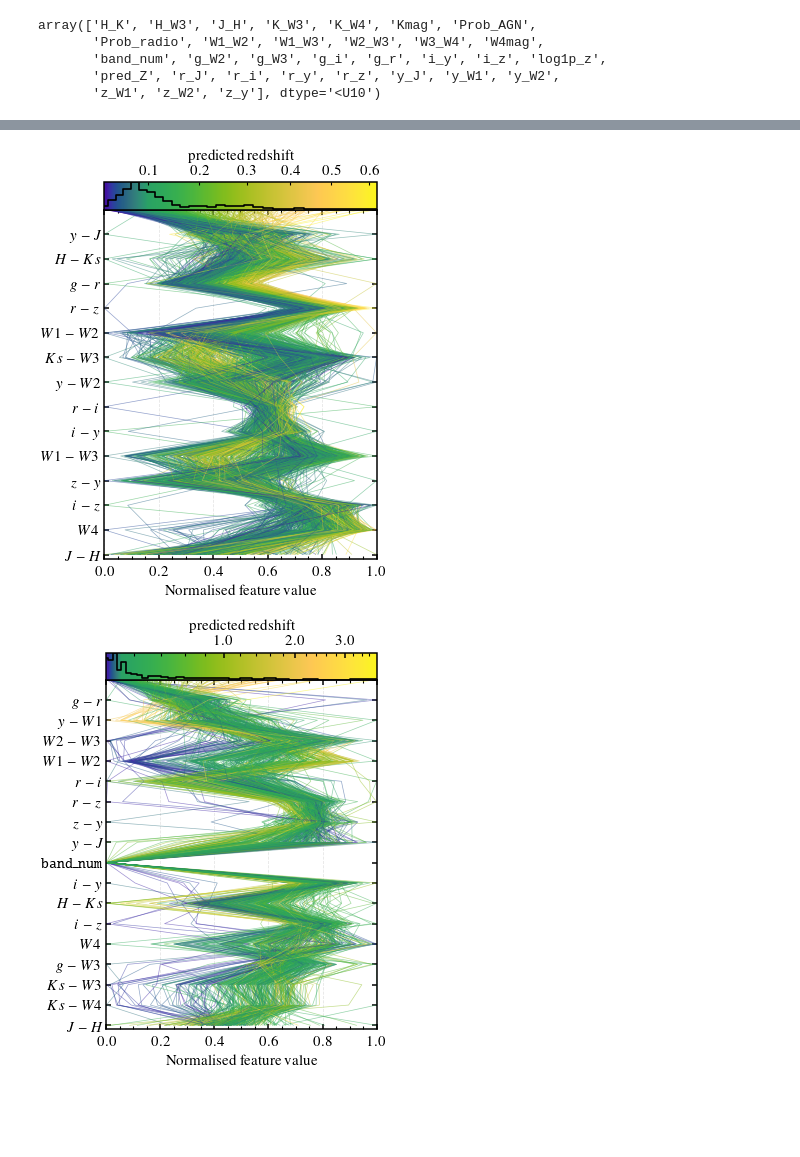
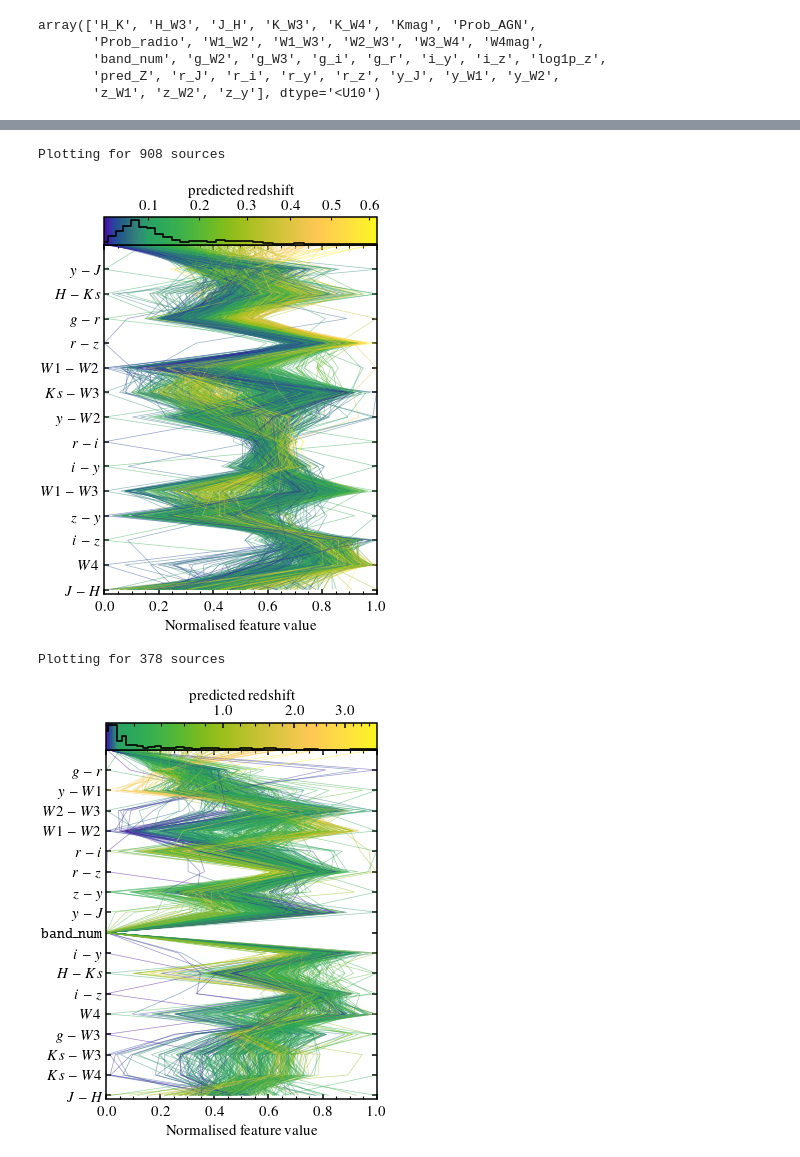
Before and after one commit to racarvajal/Pipeline_ML_6arcsec, a Jupyter notebook: parallel_coords_LoTSS.ipynb, the cells around one changed output, grey strips where cells are left out. Saved outputs shown, nothing was run; the diff lists cells and outputs as text; code cells hidden in the pictures; blank space fills up the shorter version.

Commit message:
plot for full set

```diff
--- a/parallel_coords_LoTSS.ipynb
+++ b/parallel_coords_LoTSS.ipynb
@@ -107,3 +110,10 @@ pred_AGN_filter   = data_catalog_HETDEX_df.loc[:, 'pred_class_cal'] == 1
+# %%
+if used_sample != 'unknown':
+    data_catalog_HETDEX_df['full_class'] = np.float16(0)
+    data_catalog_HETDEX_df.loc[true_AGN_filter & ~true_radio_filter, 'full_class']  = 0
+    data_catalog_HETDEX_df.loc[true_nAGN_filter & ~true_radio_filter, 'full_class'] = 1
+    data_catalog_HETDEX_df.loc[true_AGN_filter & true_radio_filter, 'full_class']   = 2
+    data_catalog_HETDEX_df.loc[true_nAGN_filter & true_radio_filter, 'full_class']  = 3
 # %%
 used_cols_plt = ['J_H', 'z_y', 'W4mag', 'W3_W4', 'H_K', 'H_W3', 'y_J',
                  'i_y', 'z_W2', 'band_num', 'i_z', 'y_W2', 'r_J', 'W1_W3',
@@ -354,11 +483,13 @@ base          = data_catalog_HETDEX_df.loc[:, cols_2_plot]
 base          = base.dropna(subset=cols_2_plot)  # remove rows with NaNs in colours
 
 # Sample the same 10% of rows
-used_filter   = true_AGN_filter
+tmp_true_AGN_filter = data_catalog_HETDEX_df.loc[base.index, 'class'] == 1
+used_filter   = tmp_true_AGN_filter
 # used_filter   = true_radio_filter & true_nAGN_filter
 keep_idx      = base.loc[used_filter, cols_2_plot[0]].sample(frac=1.0, random_state=42).index
 data          = base.loc[keep_idx, cols_2_plot].to_numpy()
 color_by      = base.loc[keep_idx, colour_col].to_numpy()
+print(f'Plotting for {len(color_by)} sources')
 
 n_obj, n_feat = data.shape
 y             = np.arange(n_feat)
@@ -425,7 +556,8 @@ with mpl.rc_context(rc_tmp):
 
     ax_hist          = cbar.ax.twiny()
     ax_hist.set_xlim(cbar_min, cbar_max)
-    ax_hist.set_ylim(0, available_height)
+    #ax_hist.set_ylim(0, available_height)
+    ax_hist.set_ylim(0, 1)
     #ax_hist.plot(bin_edges[:-1], scaled_hist, drawstyle='steps-mid',
     #             color='black', linewidth=1.2)
     ax_hist.plot(bin_edges, np.r_[scaled_hist, scaled_hist[-1]],
@@ -434,8 +566,8 @@ with mpl.rc_context(rc_tmp):
     cbar.ax.xaxis.set_ticks_position('top')
     cbar.ax.xaxis.set_label_position('top')
 
-    ax.grid(axis='x', alpha=0.1, ls='--', c='k')
+    #ax.grid(axis='x', alpha=0.1, ls='--', c='k')
     if save_plots:
-        plt.savefig(gv.plots_path + 'parallel_coords_radio_prob_AGN_HETDEX.pdf', bbox_inches='tight')
+        plt.savefig(gv.plots_path + 'parallel_coords_prob_radio_true_AGN_HETDEX.pdf', bbox_inches='tight')
     plt.show()
 # %% [output]
@@ -455,11 +588,14 @@ base           = data_catalog_HETDEX_df.loc[:, cols_2_plot]
 base           = base.dropna(subset=cols_2_plot)  # remove rows with NaNs in colours
 
 # Sample the same 10% of rows
-used_filter   = pred_radio_filter & ~pred_AGN_filter
+tmp_pred_radio_filter  = data_catalog_HETDEX_df.loc[base.index, 'pred_radio'] == 1
+tmp_pred_nAGN_filter   = data_catalog_HETDEX_df.loc[base.index, 'pred_class_cal'] == 0
+used_filter   = tmp_pred_radio_filter & tmp_pred_nAGN_filter
 # used_filter   = true_radio_filter & true_nAGN_filter
 keep_idx      = base.loc[used_filter, cols_2_plot[0]].sample(frac=1.0, random_state=42).index
 data          = base.loc[keep_idx, cols_2_plot].to_numpy()
 color_by      = 1 + base.loc[keep_idx, colour_col].to_numpy() # use 1+z for LogNorm
+print(f'Plotting for {len(color_by)} sources')
 
 n_obj, n_feat = data.shape
 y             = np.arange(n_feat)
@@ -527,18 +663,20 @@ with mpl.rc_context(rc_tmp):
 
     ax_hist          = cbar.ax.twiny()
     ax_hist.set_xlim(cbar_min, cbar_max)
-    ax_hist.set_ylim(0, available_height)
+    #ax_hist.set_ylim(0, available_height)
+    ax_hist.set_ylim(0, 1)
     ax_hist.plot(bin_edges, np.r_[scaled_hist, scaled_hist[-1]],
                  drawstyle='steps-mid', color='black', linewidth=1.2)
     ax_hist.axis('off')
     cbar.ax.xaxis.set_ticks_position('top')
     cbar.ax.xaxis.set_label_position('top')
 
-    ax.grid(axis='x', alpha=0.1, ls='--', c='k')
+    #ax.grid(axis='x', alpha=0.1, ls='--', c='k')
     if save_plots:
-        plt.savefig(gv.plots_path + 'parallel_coords_z_radio_non_AGN_HETDEX.pdf', bbox_inches='tight')
+        plt.savefig(gv.plots_path + 'parallel_coords_z_true_radio_non_AGN_HETDEX.pdf', bbox_inches='tight')
     plt.show()
 # %% [output]
+Plotting for 908 sources
 [figure]
 # %%
 cols_2_plot    = ['J_H', 'K_W4', 'K_W3', 'g_W3', 'W4mag', 'i_z', 'H_K',
@@ -552,11 +690,14 @@ base           = data_catalog_HETDEX_df.loc[:, cols_2_plot]
 base           = base.dropna(subset=cols_2_plot)  # remove rows with NaNs in colours
 
 # Sample the same 10% of rows
-used_filter   = pred_radio_filter & pred_AGN_filter
+tmp_pred_radio_filter = data_catalog_HETDEX_df.loc[base.index, 'pred_radio'] == 1
+tmp_pred_AGN_filter   = data_catalog_HETDEX_df.loc[base.index, 'class'] == 1
+used_filter   = tmp_pred_radio_filter & tmp_pred_AGN_filter
 # used_filter   = true_radio_filter & true_nAGN_filter
 keep_idx      = base.loc[used_filter, cols_2_plot[0]].sample(frac=1.0, random_state=42).index
 data          = base.loc[keep_idx, cols_2_plot].to_numpy()
 color_by      = 1 + base.loc[keep_idx, colour_col].to_numpy() # use 1+z for LogNorm
+print(f'Plotting for {len(color_by)} sources')
 
 n_obj, n_feat = data.shape
 y             = np.arange(n_feat)
@@ -611,34 +752,36 @@ with mpl.rc_context(rc_tmp):
     cbar.ax.xaxis.set_major_locator(mticker.MaxNLocator(integer=True))
     cbar.ax.xaxis.set_minor_locator(mticker.FixedLocator(minor_ticks))
     cbar.ax.xaxis.set_minor_formatter(plt.NullFormatter())
 
     # Add histogram to colourbar
     # After creating cbar and norm
     cbar_min = norm.vmin
     cbar_max = norm.vmax
 
     # Histogram in data (z) space
     hist_vals, bin_edges = np.histogram(
         color_by,
         bins=np.logspace(np.log10(cbar_min), np.log10(cbar_max), 30)
     )
 
     ymin_cb, ymax_cb = cbar.ax.get_ylim()
     available_height = (ymax_cb - ymin_cb) * 0.9
     scaled_hist      = hist_vals / np.max(hist_vals) * available_height
 
     ax_hist          = cbar.ax.twiny()
     ax_hist.set_xlim(cbar_min, cbar_max)
-    ax_hist.set_ylim(0, available_height)
+    #ax_hist.set_ylim(0, available_height)
+    ax_hist.set_ylim(0, 1)
     ax_hist.plot(bin_edges, np.r_[scaled_hist, scaled_hist[-1]],
                  drawstyle='steps-mid', color='black', linewidth=1.2)
     ax_hist.axis('off')
     cbar.ax.xaxis.set_ticks_position('top')
     cbar.ax.xaxis.set_label_position('top')
 
-    ax.grid(axis='x', alpha=0.1, ls='--', c='k')
+    #ax.grid(axis='x', alpha=0.1, ls='--', c='k')
     if save_plots:
-        plt.savefig(gv.plots_path + 'parallel_coords_z_radio_AGN_HETDEX.pdf', bbox_inches='tight')
+        plt.savefig(gv.plots_path + 'parallel_coords_z_true_radio_AGN_HETDEX.pdf', bbox_inches='tight')
     plt.show()
 # %% [output]
+Plotting for 378 sources
-[figure, old version]
+[figure, new version]
```
Also changed, not shown: parts of 7 cells of this notebook, 1 other file.
